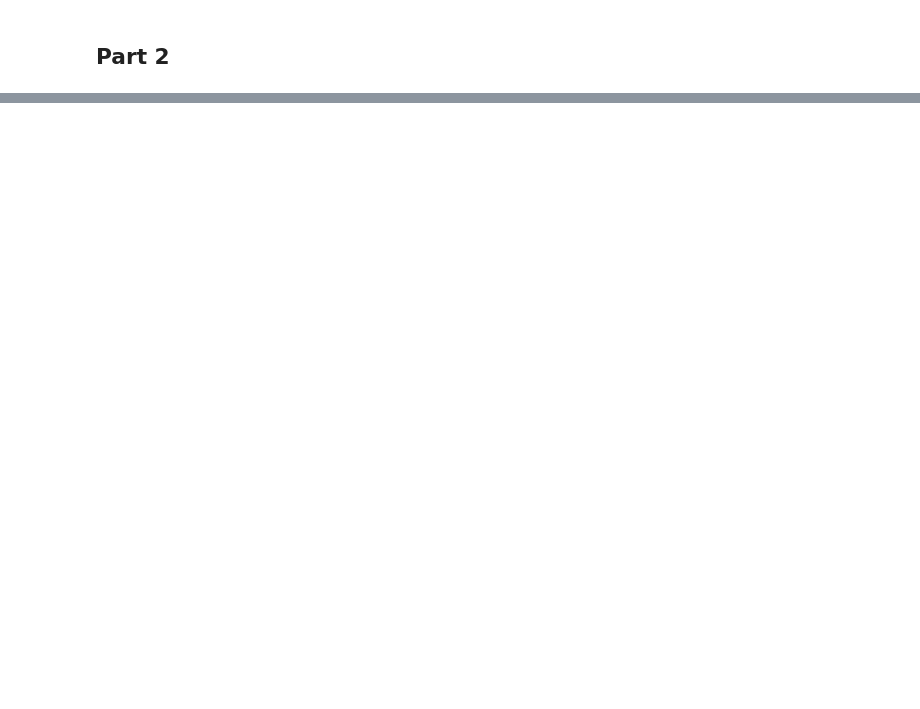
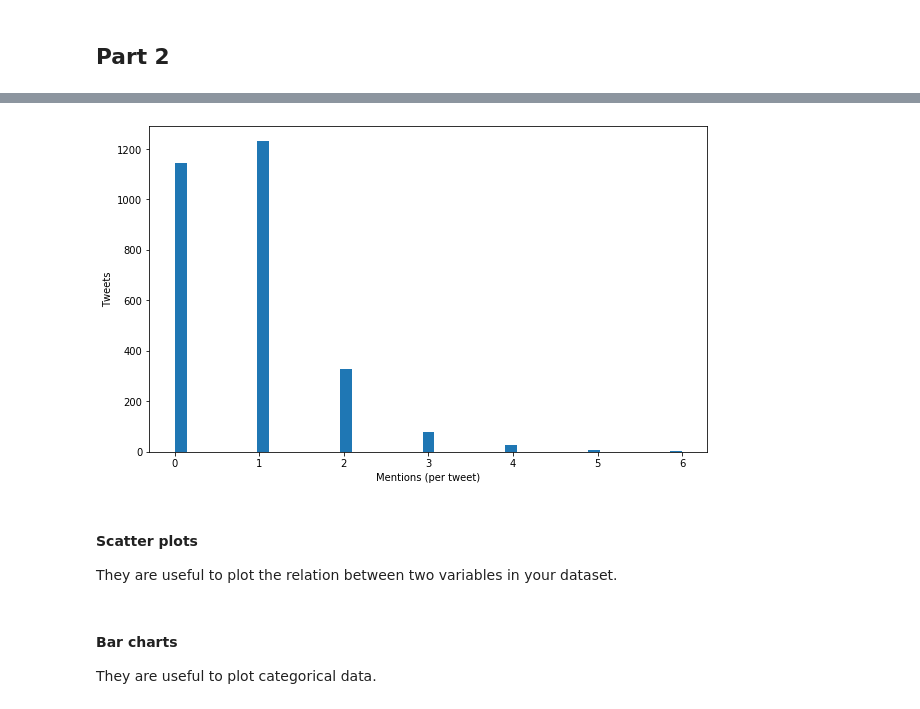
Before and after one commit to mromanello/ADA-DHOxSS, a Jupyter notebook: notebooks/3.2 Skills, Wrangling.ipynb, the cells around one changed output, grey strips where cells are left out. Saved outputs shown, nothing was run; the diff lists cells and outputs as text; code cells hidden in the pictures; blank space fills up the shorter version.

```diff
--- a/notebooks/3.2 Skills, Wrangling.ipynb
+++ b/notebooks/3.2 Skills, Wrangling.ipynb
@@ -148,0 +245,20 @@ df.sort_values(by='created_at', ascending=True)
+# %%
+# TODO: start with the basic plot and improve it cell after cell
+
+%matplotlib inline
+plt.figure(figsize=(10, 6))
+plt.hist(df.n_mentions, bins='auto', rwidth=1.0)
+#plt.title('Distribution of the number of mentions per tweet')
+plt.ylabel("Tweets")
+plt.xlabel("Mentions (per tweet)")
+plt.show()
+# %% [output]
+[figure, added]
+# %% [markdown]
+#### Scatter plots
+
+They are useful to plot the relation between two variables in your dataset.
+# %% [markdown]
+#### Bar charts
+
+They are useful to plot categorical data.
```
Also changed, not shown: parts of 31 cells of this notebook.
